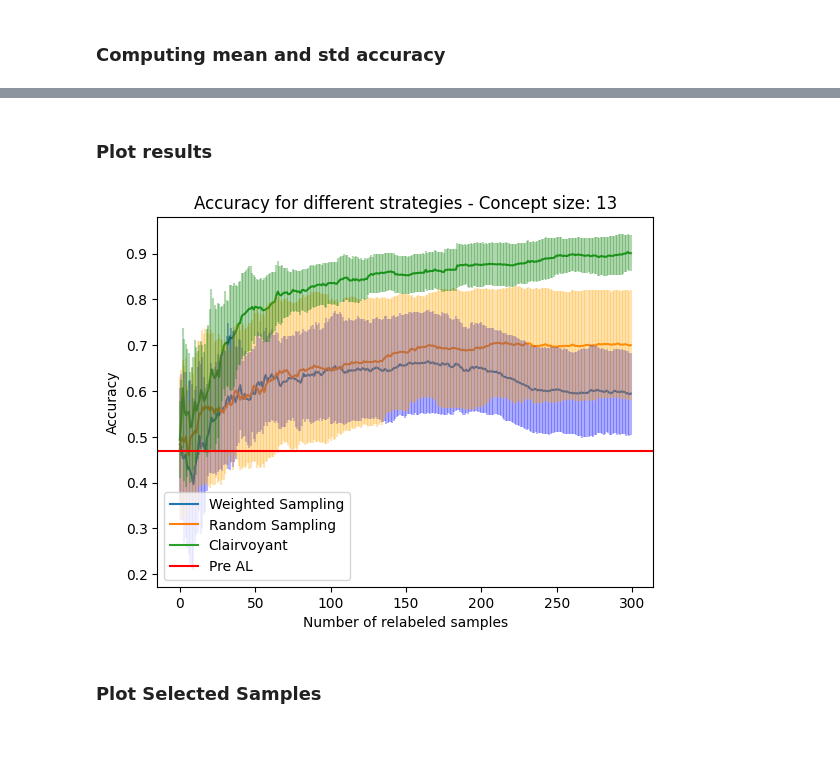
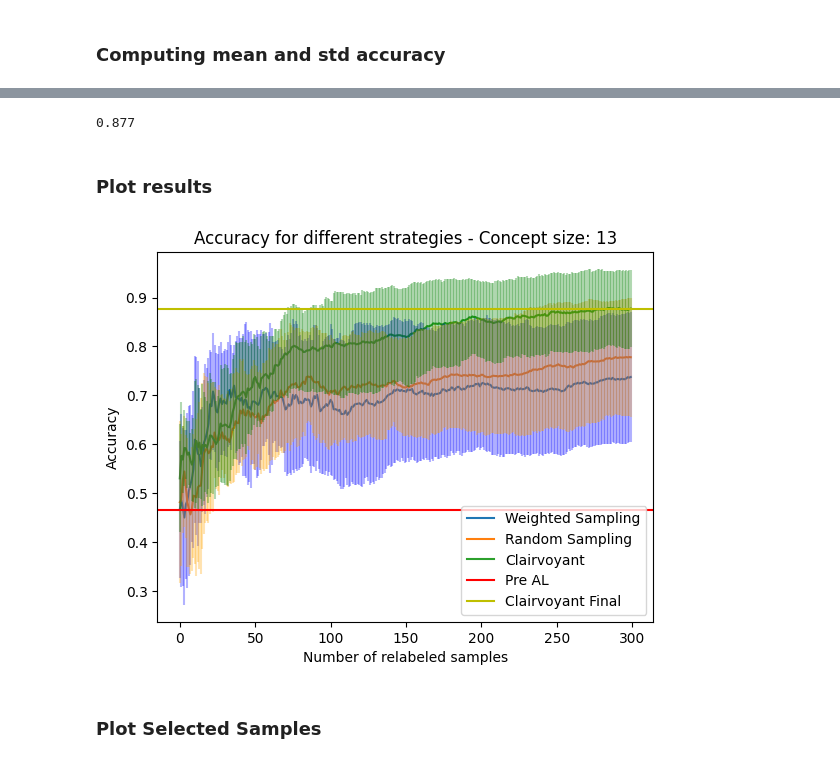
Before and after one commit to MassimilianoArca/master-thesis-experiments, a Jupyter notebook: master_thesis_experiments/notebooks/classification/accuracy_evaluation.ipynb, the cells around one changed output, grey strips where cells are left out. Cells and saved outputs as stored; diff of their text form; code cells hidden in the pictures.

```diff
--- a/master_thesis_experiments/notebooks/classification/accuracy_evaluation.ipynb
+++ b/master_thesis_experiments/notebooks/classification/accuracy_evaluation.ipynb
@@ -9,7 +9,7 @@ import matplotlib.pyplot as plt
 from sklearn.metrics import mean_absolute_error
 from copy import deepcopy
 # %%
-sim_path = '../../results/synth_classification_fixed_dataset_and_samples_v2/10-07-2023-11:54'
+sim_path = '../../results/synth_classification_fixed_dataset_and_samples_v2/14-07-2023-11:23'
 # %%
 def get_immediate_subdirectories(a_dir):
     return [name for name in os.listdir(a_dir)
@@ -21,6 +21,7 @@ runs_dirs.sort()
 # runs_dirs = ['0']
 # %%
 pre_AL_accuracy = {}
+clairvoyant_final_accuracy = {}
 concept_list_dict = {}
 test_set = {}
 weights = {}
@@ -72,6 +73,12 @@ for run in runs_dirs:
         header=None
     ).astype('float64').iloc[0, 0]
 
+    clairvoyant_final_accuracy[run] = pd.read_csv(
+        filepath_or_buffer=run_path + 'clairvoyant_final_accuracy.csv',
+        dtype='str',
+        header=None
+    ).astype('float64').iloc[0, 0]
+
     weighted_sampling_accuracy[run] = {}
     random_sampling_accuracy[run] = {}
     clairvoyant_accuracy[run] = {}
@@ -267,3 +274,11 @@ mean_pre_AL_accuracy
+# %%
+mean_clairvoyant_accuracy = np.mean(
+    a=list(clairvoyant_final_accuracy.values()),
+    axis=0
+)
+mean_clairvoyant_accuracy
+# %% [output]
+0.877
 # %%
 ws_accuracy = {}
 for run in weighted_sampling_accuracy.keys():
@@ -295,34 +310,35 @@ std_cl_accuracy = np.std(a=list(cl_accuracy.values()), axis=0)
 # %%
 # create a new figure and axis object
 fig, ax = plt.subplots()
 
 
 # plot the accuracy values for each model as a line
 ax.plot(range(len(mean_ws_accuracy)), mean_ws_accuracy, label='Weighted Sampling')
 ax.plot(range(len(mean_rs_accuracy)), mean_rs_accuracy, label='Random Sampling')
 ax.plot(range(len(mean_cl_accuracy)), mean_cl_accuracy, label='Clairvoyant')
 ax.errorbar(range(len(mean_ws_accuracy)), mean_ws_accuracy, yerr=std_ws_accuracy, fmt='none', c='blue', alpha=0.3)
 ax.errorbar(range(len(mean_rs_accuracy)), mean_rs_accuracy, yerr=std_rs_accuracy, fmt='none', c='orange', alpha=0.3)
 ax.errorbar(range(len(mean_cl_accuracy)), mean_cl_accuracy, yerr=std_cl_accuracy, fmt='none', c='green', alpha=0.3)
 plt.axhline(y=mean_pre_AL_accuracy, color='r', linestyle='-', label='Pre AL')
+plt.axhline(y=mean_clairvoyant_accuracy, color='y', linestyle='-', label='Clairvoyant Final')
 
 # add a legend to the plot
 ax.legend()
 
 # set the x-axis label
 ax.set_xlabel('Number of relabeled samples')
 
 # set the y-axis label
 ax.set_ylabel('Accuracy')
 
 # set the title of the plot
 ax.set_title('Accuracy for different strategies - Concept size: ' + str(metadata[runs_dirs[0]]['last_concept_size']))
 
 # display the plot
 
 plt.show()
 # %% [output]
-[figure, old version]
+[figure, new version]
 # %% [markdown]
 ### Plot Selected Samples
 # %%
```
Also changed, not shown: parts of 3 cells of this notebook, 5 other files.
